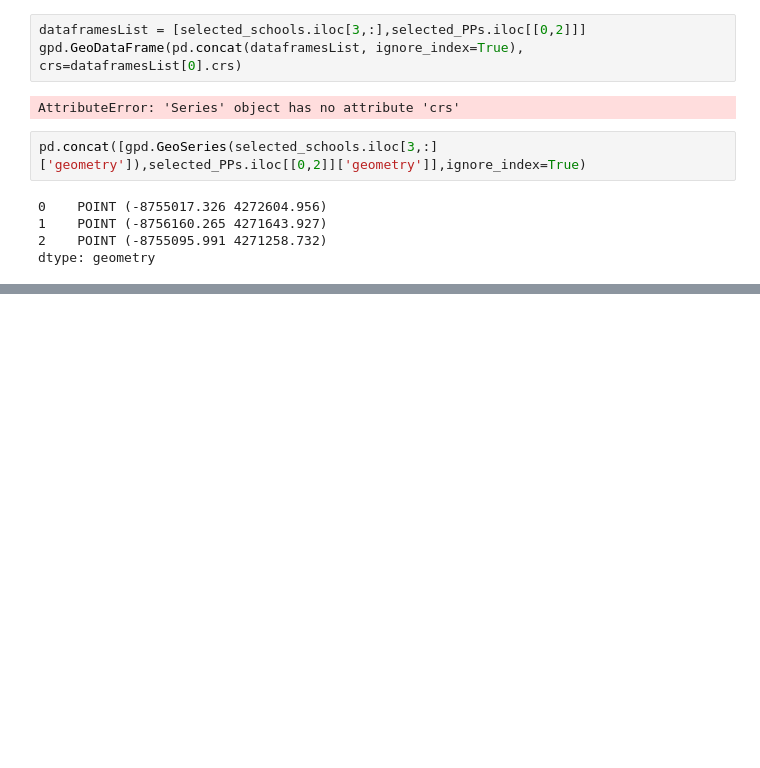
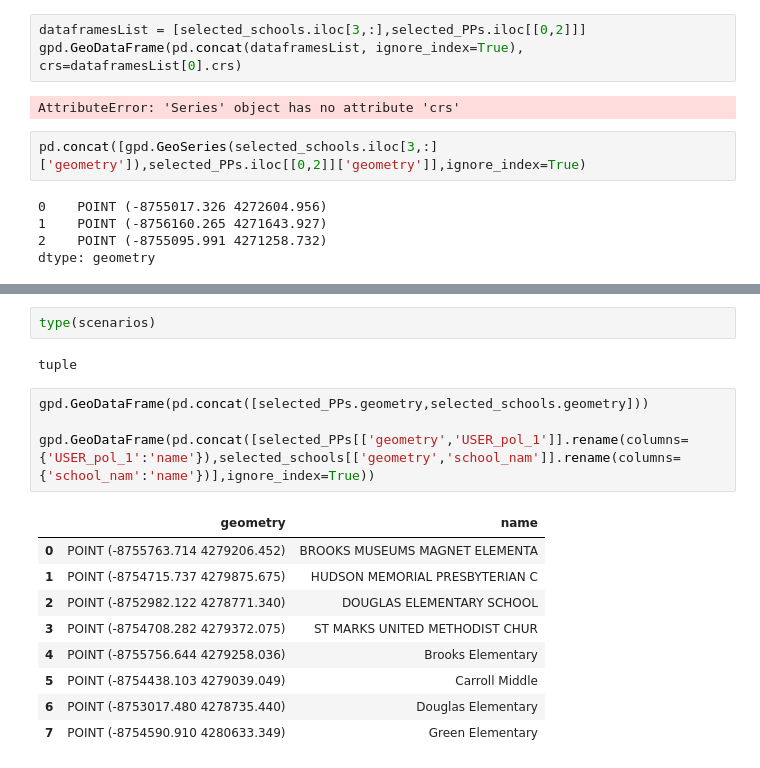
Before and after one commit to mingrkang/conda, a Jupyter notebook: optimization test.ipynb, the cells around one changed output, grey strips where cells are left out. Saved outputs shown, nothing was run; the diff lists cells and outputs as text; blank space fills up the shorter version.

```diff
--- a/optimization test.ipynb
+++ b/optimization test.ipynb
@@ -989,0 +1335,18 @@ dtype: geometry
+# %%
+type(scenarios)
+# %% [output]
+tuple
+# %%
+gpd.GeoDataFrame(pd.concat([selected_PPs.geometry,selected_schools.geometry]))
+
+gpd.GeoDataFrame(pd.concat([selected_PPs[['geometry','USER_pol_1']].rename(columns={'USER_pol_1':'name'}),selected_schools[['geometry','school_nam']].rename(columns={'school_nam':'name'})],ignore_index=True))
+# %% [output]
+|  | geometry | name |
+| 0 | POINT (-8755763.714 4279206.452) | BROOKS MUSEUMS MAGNET ELEMENTA |
+| 1 | POINT (-8754715.737 4279875.675) | HUDSON MEMORIAL PRESBYTERIAN C |
+| 2 | POINT (-8752982.122 4278771.340) | DOUGLAS ELEMENTARY SCHOOL |
+| 3 | POINT (-8754708.282 4279372.075) | ST MARKS UNITED METHODIST CHUR |
+| 4 | POINT (-8755756.644 4279258.036) | Brooks Elementary |
+| 5 | POINT (-8754438.103 4279039.049) | Carroll Middle |
+| 6 | POINT (-8753017.480 4278735.440) | Douglas Elementary |
+| 7 | POINT (-8754590.910 4280633.349) | Green Elementary |
```
Also changed, not shown: parts of 14 cells of this notebook, 5 other files.
